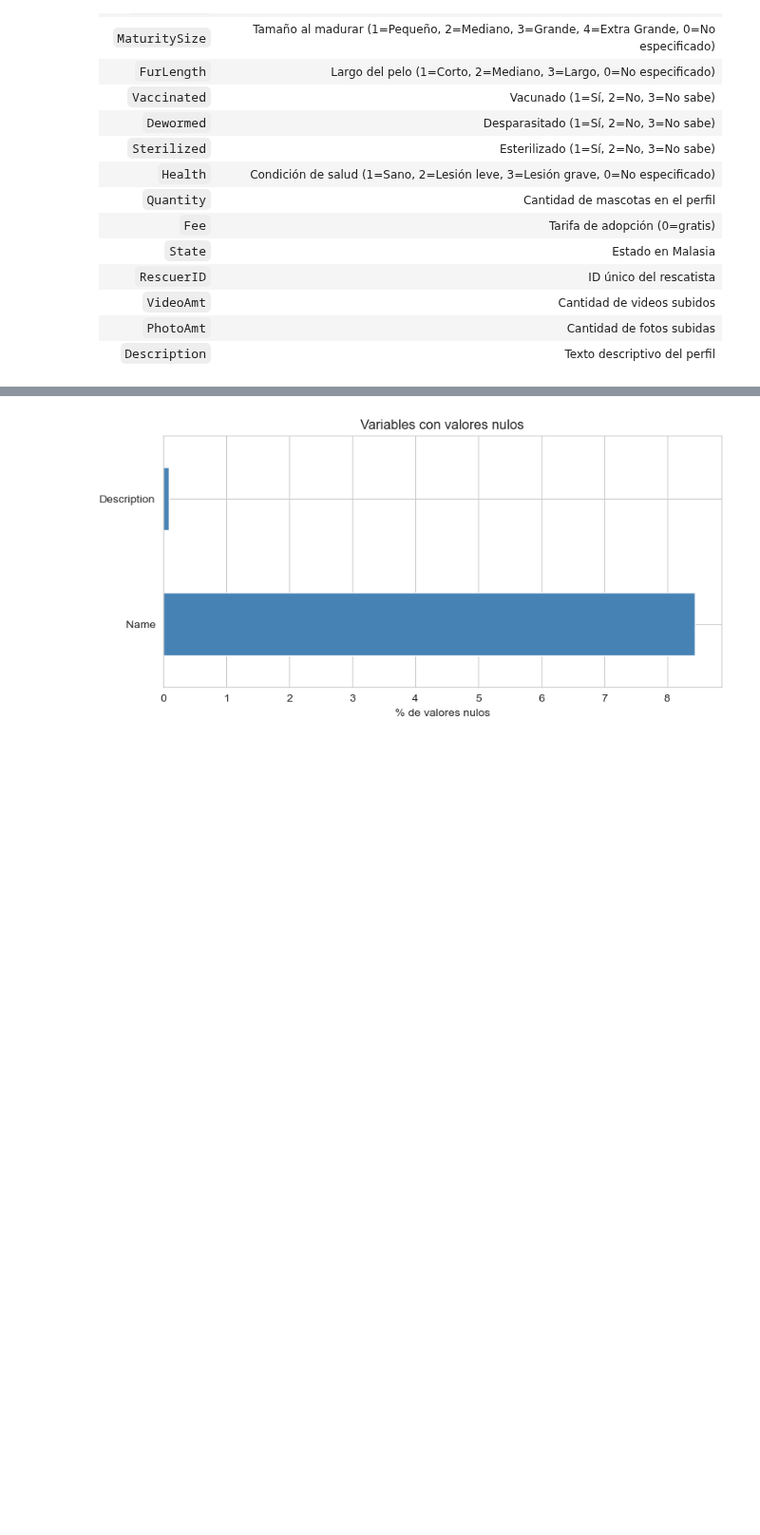
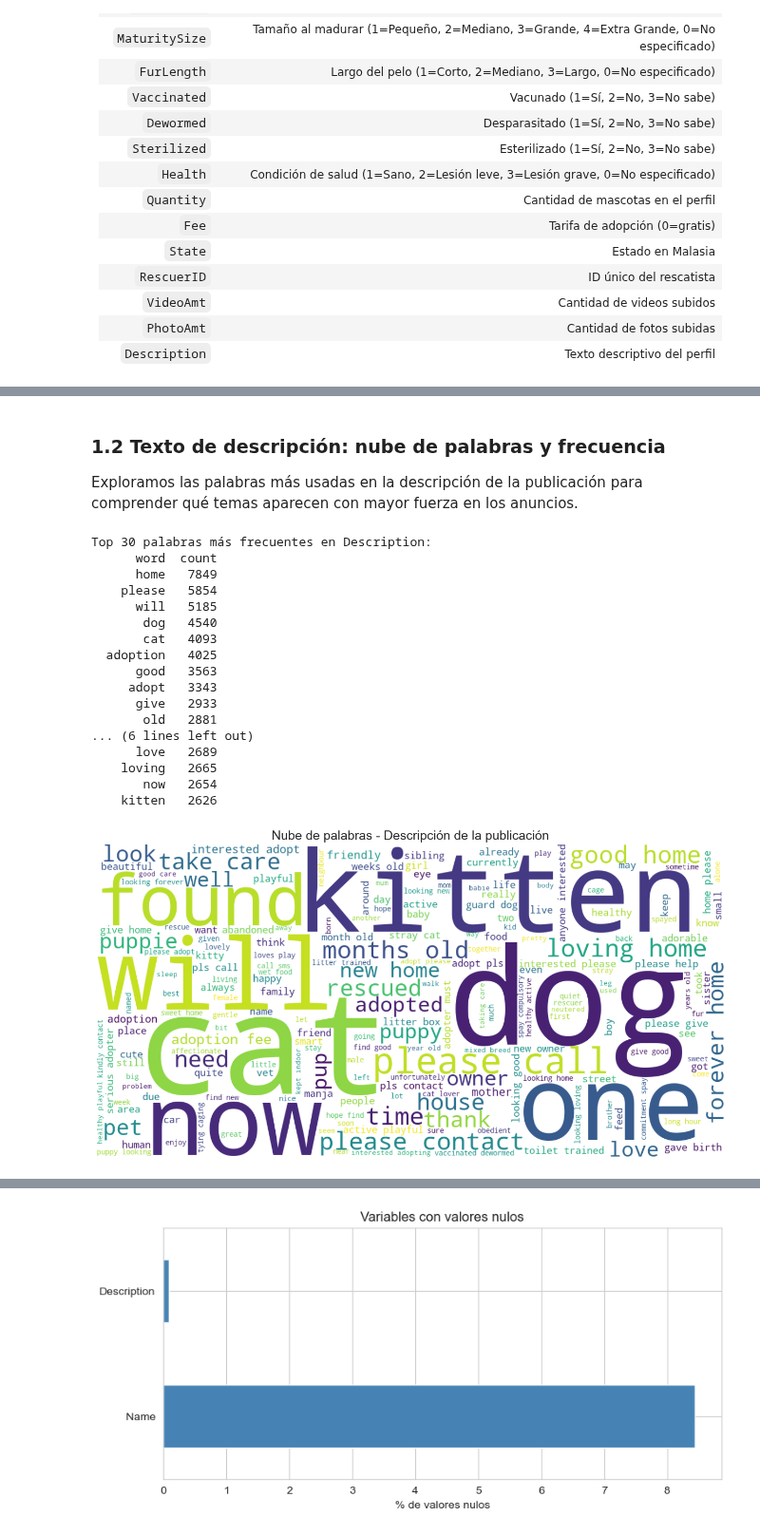
Before and after one commit to patriciasandagorda/UA_MDM_Labo2_Grupo2, a Jupyter notebook: EDA/04_EDA_PetFinder.ipynb, the cells around one changed output, grey strips where cells are left out. Shown at 95% size. Drawn from its saved outputs; the diff is of its cells as text; code cells hidden in the pictures; blank space fills up the shorter version.

```diff
--- a/EDA/04_EDA_PetFinder.ipynb
+++ b/EDA/04_EDA_PetFinder.ipynb
@@ -95,0 +94,56 @@ Error:
+# %% [markdown]
+### 1.2 Texto de descripción: nube de palabras y frecuencia
+
+Exploramos las palabras más usadas en la descripción de la publicación para comprender qué temas aparecen con mayor fuerza en los anuncios.
+# %%
+import re
+from collections import Counter
+from wordcloud import STOPWORDS
+
+# Limpiar texto y preparar corpus
+text = ' '.join(df['Description'].dropna().astype(str).str.lower())
+text = re.sub(r'[^a-záéíóúñüç0-9\s]', ' ', text)
+words = [w for w in text.split() if len(w) > 2 and w not in STOPWORDS]
+
+# Calcular frecuencias
+word_counts = Counter(words)
+most_common = word_counts.most_common(30)
+
+# Mostrar tabla de frecuencia
+freq_df = pd.DataFrame(most_common, columns=['word', 'count'])
+print('Top 30 palabras más frecuentes en Description:')
+print(freq_df.head(20).to_string(index=False))
+
+# Generar nube de palabras
+wordcloud = WordCloud(
+    width=1200,
+    height=600,
+    background_color='white',
+    stopwords=STOPWORDS,
+    colormap='viridis'
+).generate(' '.join(words))
+
+plt.figure(figsize=(16, 8))
+plt.imshow(wordcloud, interpolation='bilinear')
+plt.axis('off')
+plt.title('Nube de palabras - Descripción de la publicación', fontsize=18)
+plt.show()
+# %% [output]
+Top 30 palabras más frecuentes en Description:
+      word  count
+      home   7849
+    please   5854
+      will   5185
+       dog   4540
+       cat   4093
+  adoption   4025
+      good   3563
+     adopt   3343
+      give   2933
+       old   2881
+... (6 lines left out)
+      love   2689
+    loving   2665
+       now   2654
+    kitten   2626
+[figure, added]
```
Also changed, not shown: parts of 49 cells of this notebook.
